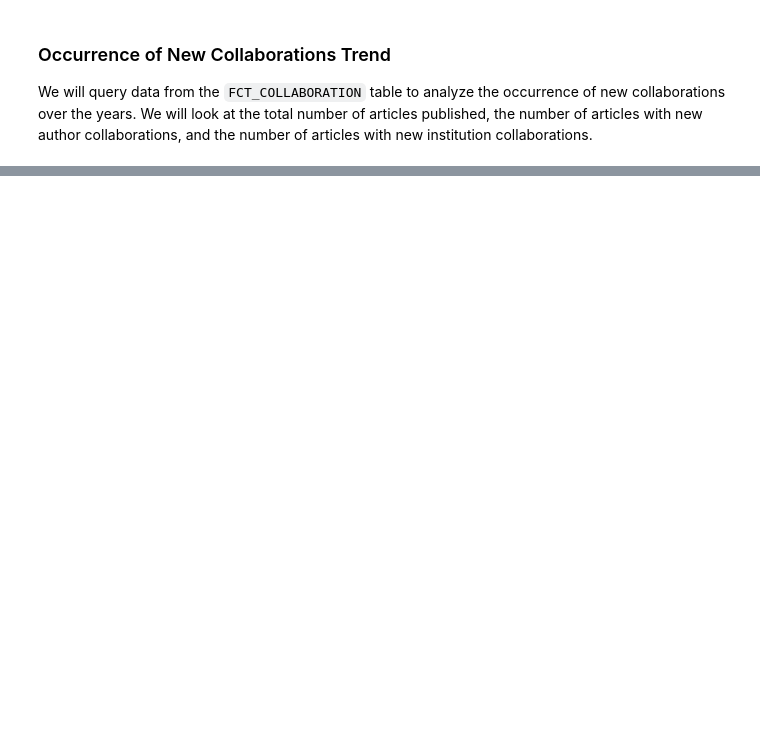
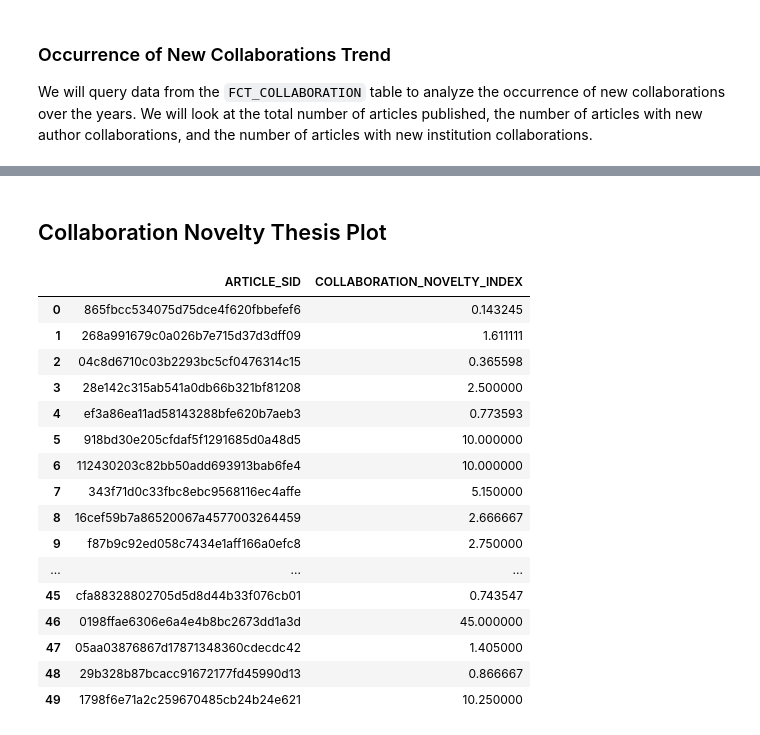
Before and after one commit to eutopia-collaboration-recommender/ecr-analytics, a Jupyter notebook: notebooks/04 - Occurrence of new collaborations.ipynb, the cells around one changed output, grey strips where cells are left out. Cells and saved outputs as stored; diff of their text form; code cells hidden in the pictures; blank space fills up the shorter version.

```diff
--- a/notebooks/04 - Occurrence of new collaborations.ipynb
+++ b/notebooks/04 - Occurrence of new collaborations.ipynb
@@ -199,0 +204,39 @@ plt.show()
+# %% [markdown]
+## Collaboration Novelty Thesis Plot
+# %%
+query = f"""
+WITH ARTICLES AS (
+    SELECT DISTINCT ARTICLE_SID
+    FROM {schema}.FCT_COLLABORATION
+        WHERE EXTRACT(YEAR FROM ARTICLE_PUBLICATION_DT) >= 2000
+        AND INSTITUTION_SID IS NOT NULL
+        AND INSTITUTION_SID <> 'n/a'
+        AND IS_EUTOPIAN_PUBLICATION
+        AND IS_ARTICLE_RELEVANT
+)
+SELECT CN.ARTICLE_SID,
+       CN.COLLABORATION_NOVELTY_INDEX
+FROM {schema}.FCT_COLLABORATION_NOVELTY CN
+INNER JOIN ARTICLES USING (ARTICLE_SID)
+"""
+
+distribution_df = client.query(query).result().to_dataframe()
+distribution_df.head(50)
+# %% [output]
+|  | ARTICLE_SID | COLLABORATION_NOVELTY_INDEX |
+| 0 | 865fbcc534075d75dce4f620fbbefef6 | 0.143245 |
+| 1 | 268a991679c0a026b7e715d37d3dff09 | 1.611111 |
+| 2 | 04c8d6710c03b2293bc5cf0476314c15 | 0.365598 |
+| 3 | 28e142c315ab541a0db66b321bf81208 | 2.500000 |
+| 4 | ef3a86ea11ad58143288bfe620b7aeb3 | 0.773593 |
+| 5 | 918bd30e205cfdaf5f1291685d0a48d5 | 10.000000 |
+| 6 | 112430203c82bb50add693913bab6fe4 | 10.000000 |
+| 7 | 343f71d0c33fbc8ebc9568116ec4affe | 5.150000 |
+| 8 | 16cef59b7a86520067a4577003264459 | 2.666667 |
+| 9 | f87b9c92ed058c7434e1aff166a0efc8 | 2.750000 |
+| ... | ... | ... |
+| 45 | cfa88328802705d5d8d44b33f076cb01 | 0.743547 |
+| 46 | 0198ffae6306e6a4e4b8bc2673dd1a3d | 45.000000 |
+| 47 | 05aa03876867d17871348360cdecdc42 | 1.405000 |
+| 48 | 29b328b87bcacc91672177fd45990d13 | 0.866667 |
+| 49 | 1798f6e71a2c259670485cb24b24e621 | 10.250000 |
```
Also changed, not shown: parts of 8 cells of this notebook, 49 other files.
